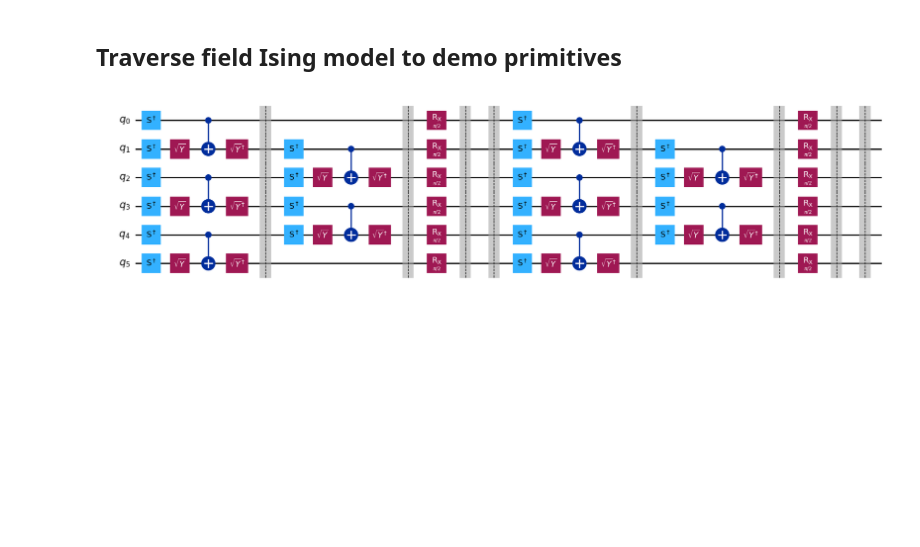
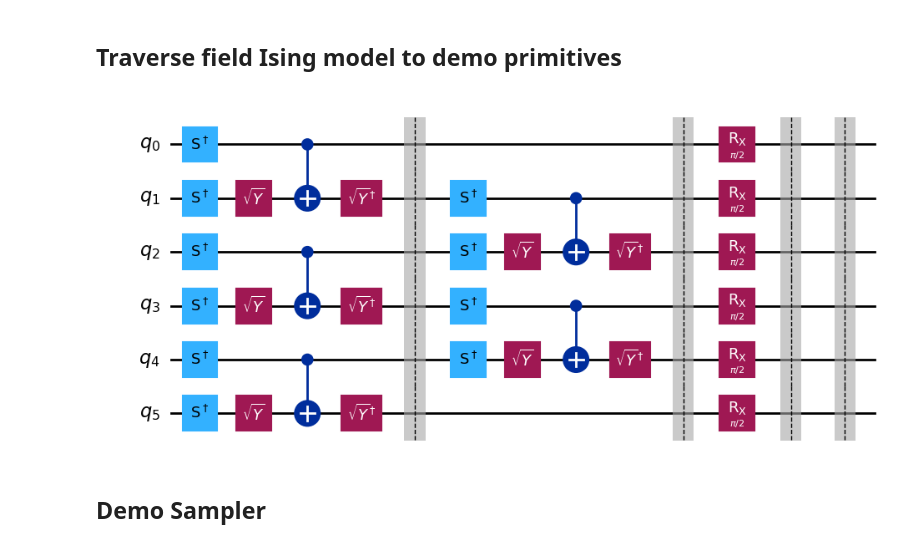
Before and after one commit to MehulPakhare/QuantumComputingQiskit, a Jupyter notebook: CodingWithQiskit/Primitives.ipynb, the cells around one changed output. Saved outputs shown, nothing was run; the diff lists cells and outputs as text; code cells hidden in the pictures; blank space fills up the shorter version.

```diff
--- a/CodingWithQiskit/Primitives.ipynb
+++ b/CodingWithQiskit/Primitives.ipynb
@@ -40,10 +40,12 @@ def add_id_tfim_trotter_layer(qc, rx_angle, layer_barrier = False):
         qc.barrier()
 # %%
 num_qubits = 6
-num_trotter_steps = 2
+num_trotter_steps = 1
 rx_angle = 0.5 * np.pi
 
 qc = generate_1d_tfim_circuit(num_qubits, num_trotter_steps, rx_angle, trotter_barrier=True, layer_barrier=True)
 qc.draw('mpl', fold=-1)
 # %% [output]
-[figure, old version]
+[figure, new version]
+# %% [markdown]
+## Demo Sampler
```
Also changed, not shown: parts of 2 cells of this notebook.
